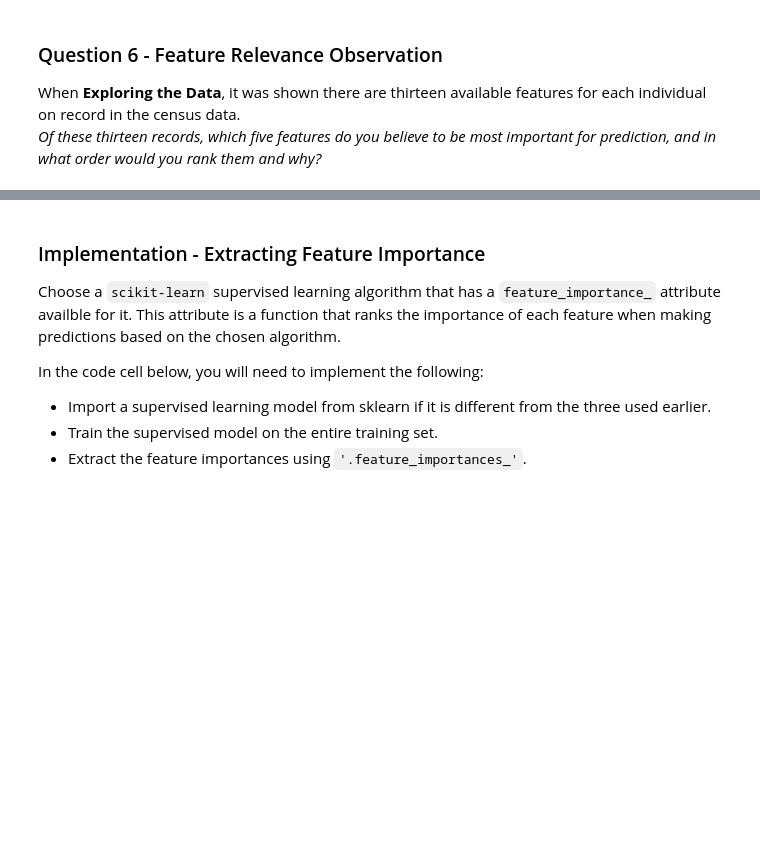
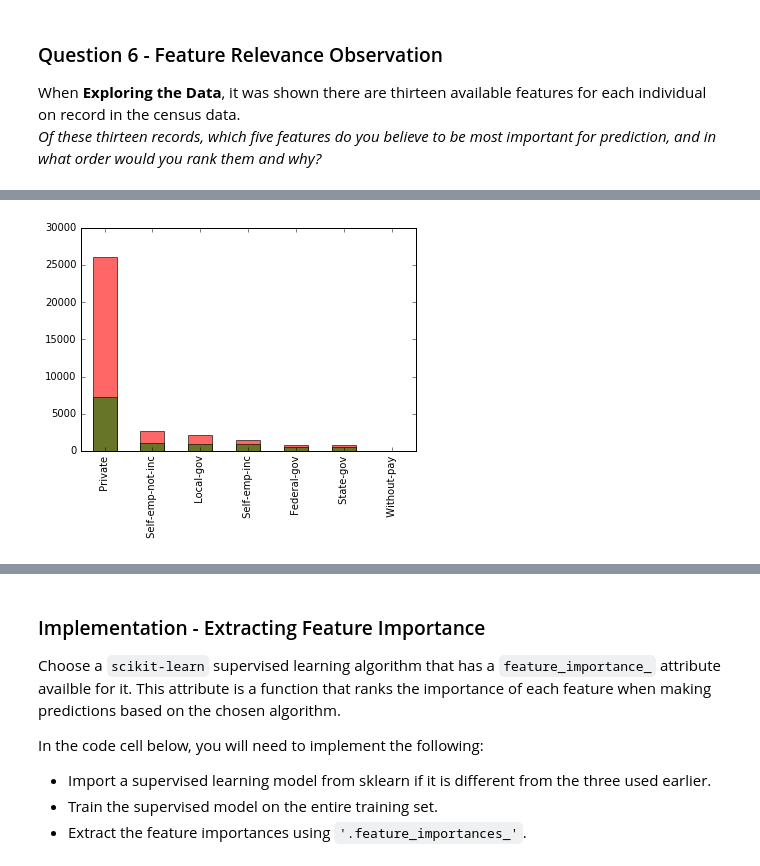
Before and after one commit to tcnguyen/MLND, a Jupyter notebook: finding_donors/finding_donors.ipynb, the cells around one changed output, grey strips where cells are left out. Saved outputs shown, nothing was run; the diff lists cells and outputs as text; code cells hidden in the pictures; blank space fills up the shorter version.

```diff
--- a/finding_donors/finding_donors.ipynb
+++ b/finding_donors/finding_donors.ipynb
@@ -475,0 +540,6 @@ _Of these thirteen records, which five features do you believe to be most import
+# %%
+catFeatureStat("workclass")
+
+# People who earn > 50K are mostly in private sector
+# %% [output]
+[figure, added]
```
Also changed, not shown: parts of 21 cells of this notebook.
